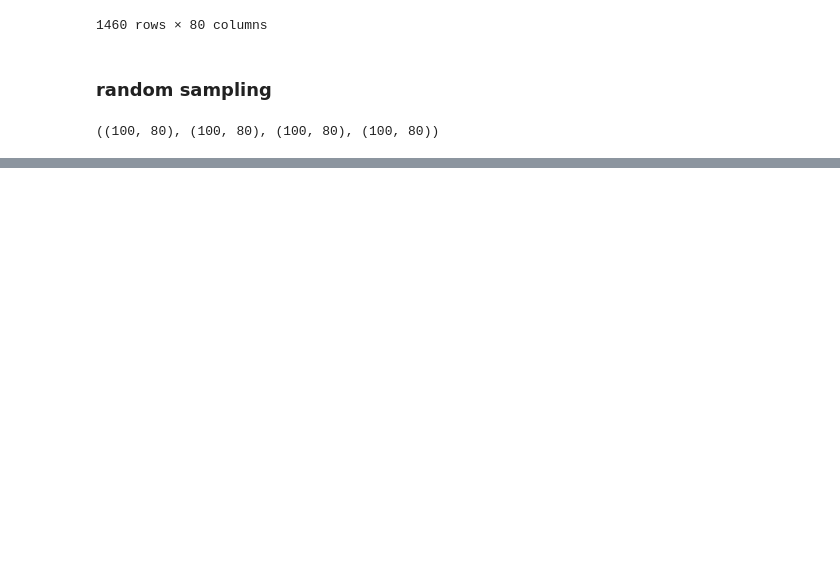
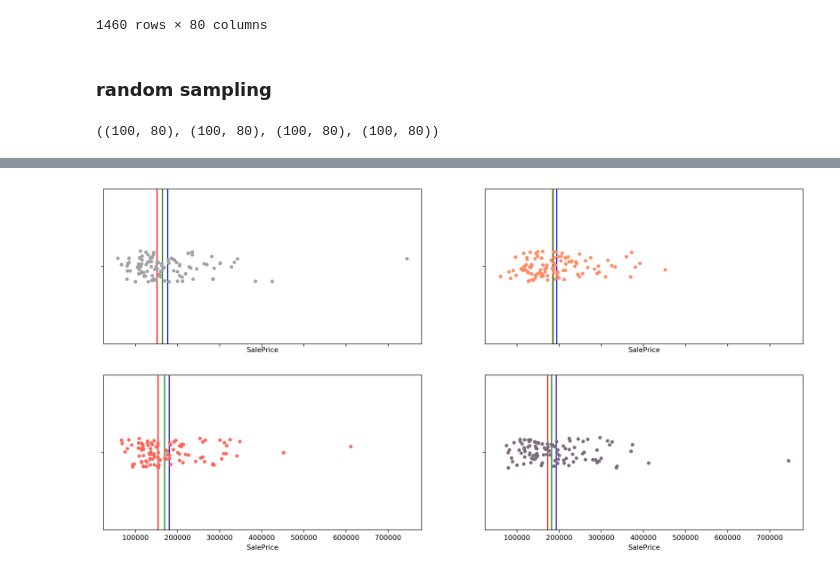
Before and after one commit to ashen007/Housing-Sale-Price-analysis, a Jupyter notebook: notebooks/analysis_1.ipynb, the cells around one changed output, grey strips where cells are left out. Saved outputs shown, nothing was run; the diff lists cells and outputs as text; code cells hidden in the pictures; blank space fills up the shorter version.

Commit message:
mean, median and trim mean

```diff
--- a/notebooks/analysis_1.ipynb
+++ b/notebooks/analysis_1.ipynb
@@ -38,0 +59,28 @@ sample1.shape,sample2.shape,sample3.shape,sample4.shape
+# %%
+# central tendency
+# trim mean is special central value which eliminate very small and large
+# data from sample and calculate mean
+# median is special moment of trim mean, that eliminate all other data point
+# and take middle points
+samples = [sample1,sample2,sample3,sample4]
+means = [np.mean(sample['SalePrice']) for sample in samples]
+medians = [np.median(sample['SalePrice']) for sample in samples]
+trim_means = [ss.trim_mean(sample['SalePrice'],0.1) for sample in samples]
+# %%
+colors = ['#A3A1A8','#FF8C64','#FF665A','#7D6B7D']
+fig,axes = plt.subplots(nrows=2,ncols=2,sharex='all',figsize=[18,9],dpi=300)
+ax = axes.ravel()
+
+for i in range(len(ax)):
+    sns.stripplot(x=samples[i]['SalePrice'],color=colors[i],ax=ax[i])
+    ax[i].axvline(means[i],color='b')
+    ax[i].axvline(medians[i],color='r')
+    ax[i].axvline(trim_means[i],color='g')
+
+plt.show()
+
+# in every sample mean larger than median
+# there are few points clearly locate separately from central
+# trim mean close to median
+# %% [output]
+[figure, added]
```
Also changed, not shown: parts of 3 cells of this notebook.
